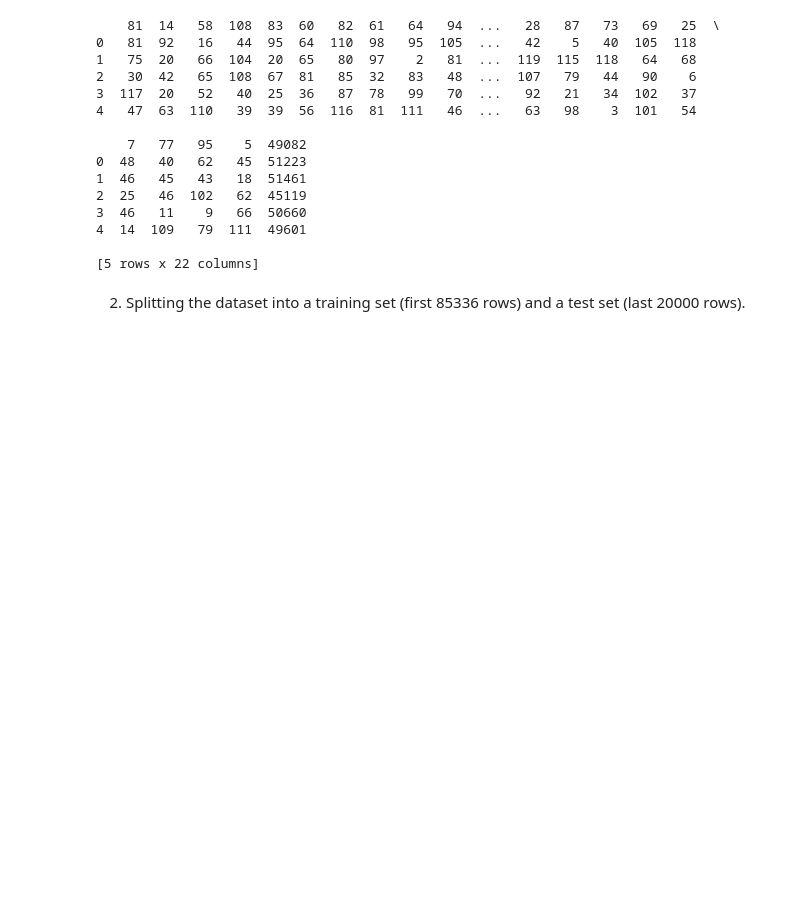
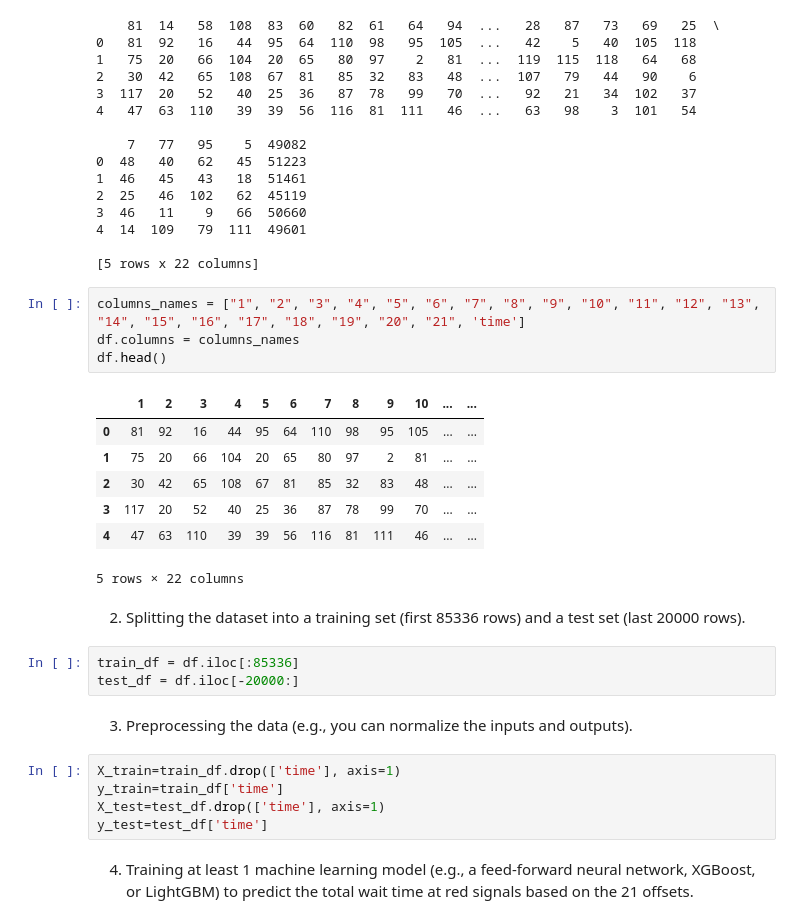
Before and after one commit to wojciech-karwowski/ARISA-MLApps-Road_Traffic, a Jupyter notebook: 01-Road_Traffic.ipynb, the cells around one changed output. Drawn from its saved outputs; the diff is of its cells as text; blank space fills up the shorter version.

```diff
--- a/01-Road_Traffic.ipynb
+++ b/01-Road_Traffic.ipynb
@@ -67,5 +66,29 @@ print(df.head())
 4  14  109   79  111  49601
 
 [5 rows x 22 columns]
+# %%
+columns_names = ["1", "2", "3", "4", "5", "6", "7", "8", "9", "10", "11", "12", "13", "14", "15", "16", "17", "18", "19", "20", "21", 'time']
+df.columns = columns_names
+df.head()
+# %% [output]
+|  | 1 | 2 | 3 | 4 | 5 | 6 | 7 | 8 | 9 | 10 | ... | ... |
+| 0 | 81 | 92 | 16 | 44 | 95 | 64 | 110 | 98 | 95 | 105 | ... | ... |
+| 1 | 75 | 20 | 66 | 104 | 20 | 65 | 80 | 97 | 2 | 81 | ... | ... |
+| 2 | 30 | 42 | 65 | 108 | 67 | 81 | 85 | 32 | 83 | 48 | ... | ... |
+| 3 | 117 | 20 | 52 | 40 | 25 | 36 | 87 | 78 | 99 | 70 | ... | ... |
+| 4 | 47 | 63 | 110 | 39 | 39 | 56 | 116 | 81 | 111 | 46 | ... | ... |
+5 rows × 22 columns
 # %% [markdown]
 2) Splitting the dataset into a training set (first 85336 rows) and a test set (last 20000 rows).
+# %%
+train_df = df.iloc[:85336]
+test_df = df.iloc[-20000:]
+# %% [markdown]
+3. Preprocessing the data (e.g., you can normalize the inputs and outputs).
+# %%
+X_train=train_df.drop(['time'], axis=1)
+y_train=train_df['time']
+X_test=test_df.drop(['time'], axis=1)
+y_test=test_df['time']
+# %% [markdown]
+4) Training at least 1 machine learning model (e.g., a feed-forward neural network, XGBoost, or LightGBM) to predict the total wait time at red signals based on the 21 offsets.
```
Also changed, not shown: parts of 14 cells of this notebook.
